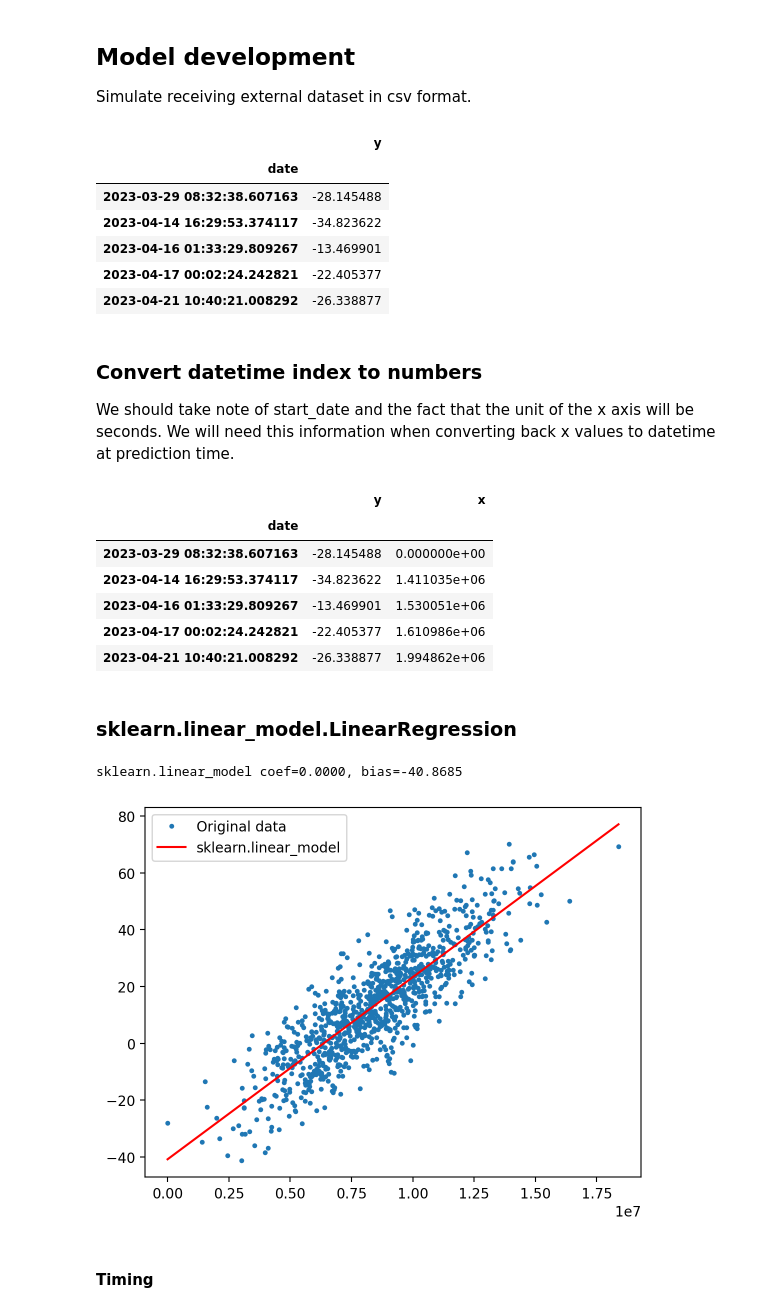
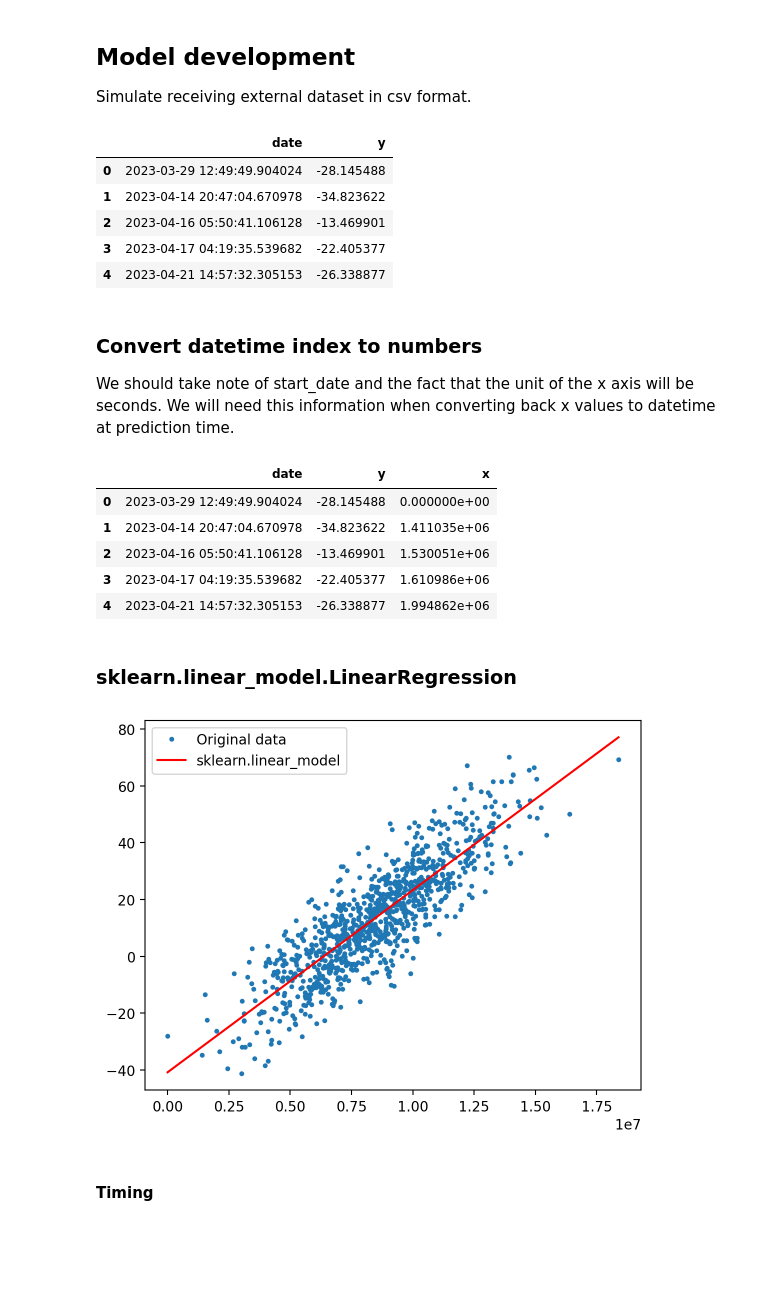
Before and after one commit to mrtj/linalg_lambda_article, a Jupyter notebook: linreg.ipynb, the cells around one changed output. Saved outputs shown, nothing was run; the diff lists cells and outputs as text; code cells hidden in the pictures; blank space fills up the shorter version.

```diff
--- a/linreg.ipynb
+++ b/linreg.ipynb
@@ -72,33 +67,31 @@ df.to_csv(dataset_path)
 
 Simulate receiving external dataset in csv format.
 # %%
-df = pd.read_csv(dataset_path, index_col='date', parse_dates=True)
+import pandas as pd
+df = pd.read_csv(dataset_path, parse_dates=['date'])
 df.head()
 # %% [output]
-|  | y |
-| date |  |
-| 2023-03-29 08:32:38.607163 | -28.145488 |
-| 2023-04-14 16:29:53.374117 | -34.823622 |
-| 2023-04-16 01:33:29.809267 | -13.469901 |
-| 2023-04-17 00:02:24.242821 | -22.405377 |
-| 2023-04-21 10:40:21.008292 | -26.338877 |
+|  | date | y |
+| 0 | 2023-03-29 12:49:49.904024 | -28.145488 |
+| 1 | 2023-04-14 20:47:04.670978 | -34.823622 |
+| 2 | 2023-04-16 05:50:41.106128 | -13.469901 |
+| 3 | 2023-04-17 04:19:35.539682 | -22.405377 |
+| 4 | 2023-04-21 14:57:32.305153 | -26.338877 |
 # %% [markdown]
 ### Convert datetime index to numbers
 
 We should take note of start_date and the fact that the unit of the x axis will be seconds. We will need this information when converting back x values to datetime at prediction time.
 # %%
-start_date = df.index.min()
-df['x'] = (df.index - start_date)
-df['x'] = df['x'].dt.total_seconds()
+start_date = df['date'].min()
+df['x'] = (df['date'] - start_date).dt.total_seconds()
 df.head()
 # %% [output]
-|  | y | x |
-| date |  |  |
-| 2023-03-29 08:32:38.607163 | -28.145488 | 0.000000e+00 |
-| 2023-04-14 16:29:53.374117 | -34.823622 | 1.411035e+06 |
-| 2023-04-16 01:33:29.809267 | -13.469901 | 1.530051e+06 |
-| 2023-04-17 00:02:24.242821 | -22.405377 | 1.610986e+06 |
-| 2023-04-21 10:40:21.008292 | -26.338877 | 1.994862e+06 |
+|  | date | y | x |
+| 0 | 2023-03-29 12:49:49.904024 | -28.145488 | 0.000000e+00 |
+| 1 | 2023-04-14 20:47:04.670978 | -34.823622 | 1.411035e+06 |
+| 2 | 2023-04-16 05:50:41.106128 | -13.469901 | 1.530051e+06 |
+| 3 | 2023-04-17 04:19:35.539682 | -22.405377 | 1.610986e+06 |
+| 4 | 2023-04-21 14:57:32.305153 | -26.338877 | 1.994862e+06 |
 # %%
 x = df['x'].to_numpy()
 y = df['y'].to_numpy()
@@ -112,14 +105,12 @@ A = x.reshape((-1, 1))
 model.fit(A, y)
 bias = model.intercept_
 coef = model.coef_[0]
-print(f'sklearn.linear_model coef={coef:.04f}, bias={bias:.04f}')
 
 plt.plot(x, y, '.', label='Original data', markersize=5)
 plt.plot(x, coef*x + bias, 'r', label='sklearn.linear_model')
 plt.legend()
 plt.show()
 # %% [output]
-sklearn.linear_model coef=0.0000, bias=-40.8685
 [figure]
 # %% [markdown]
 #### Timing
```
Also changed, not shown: parts of 10 cells of this notebook, 7 other files.
